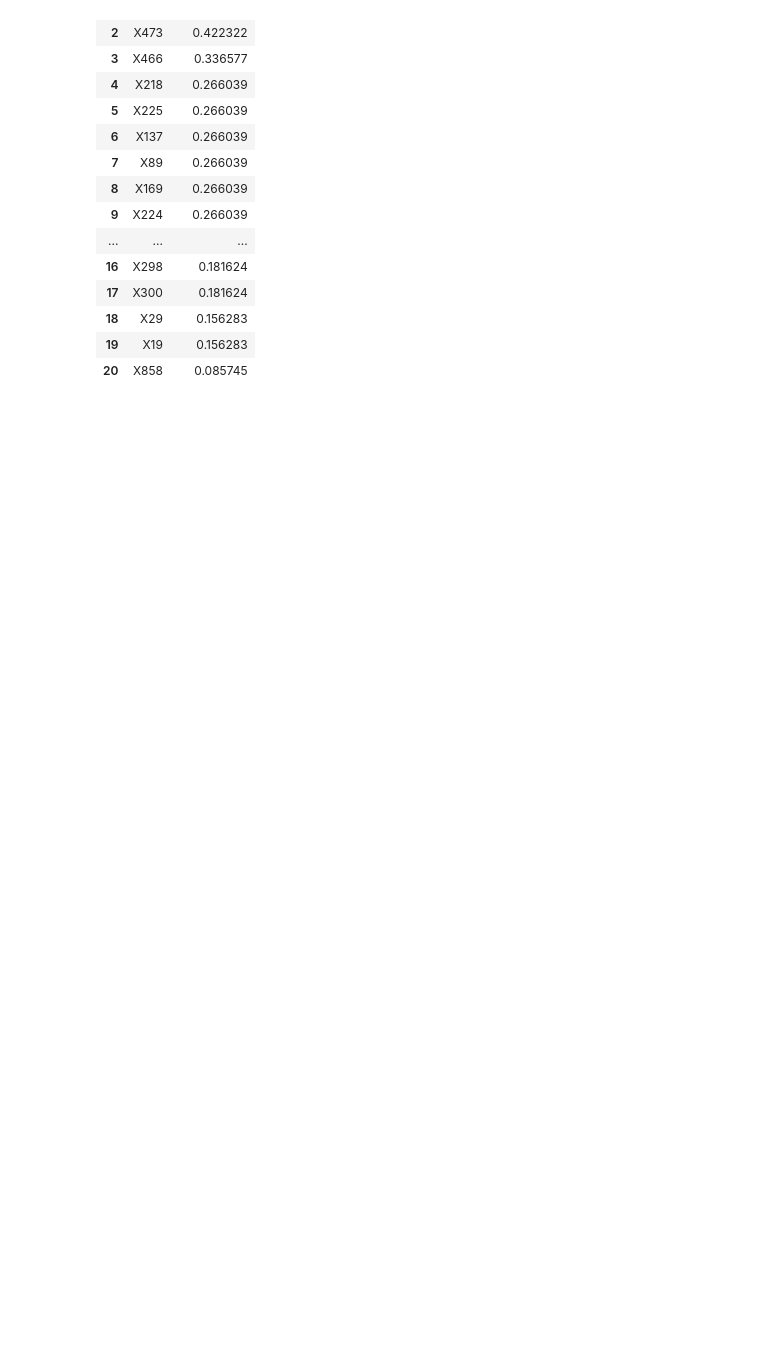
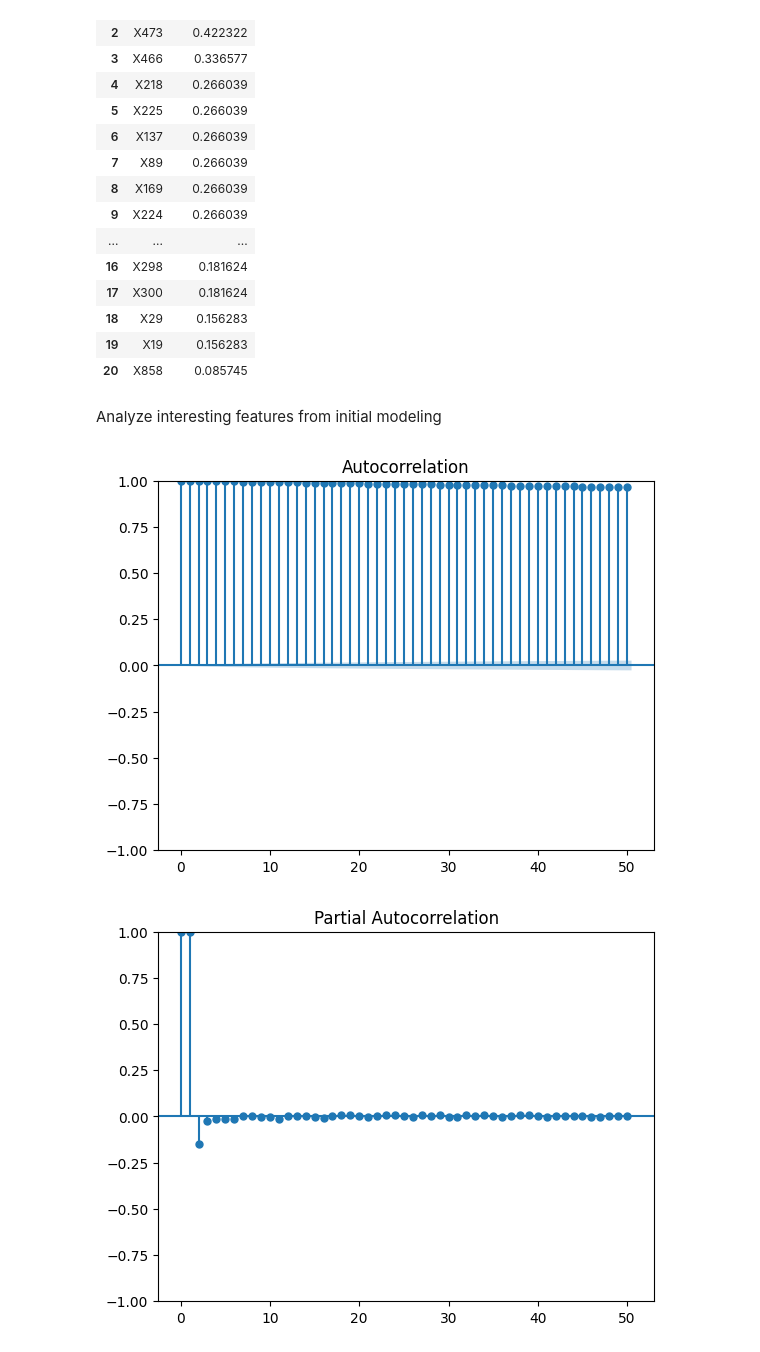
Before and after one commit to justpqa/drw-crypto-market-prediction, a Jupyter notebook: eda.ipynb, the cells around one changed output. Cells and saved outputs as stored; diff of their text form; code cells hidden in the pictures; blank space fills up the shorter version.

```diff
--- a/eda.ipynb
+++ b/eda.ipynb
@@ -344,3 +355,12 @@ top_contribution.loc[:20,]
 | 18 | X29 | 0.156283 |
 | 19 | X19 | 0.156283 |
 | 20 | X858 | 0.085745 |
+# %% [markdown]
+Analyze interesting features from initial modeling
+# %%
+plot_acf(train_df.select("X198").collect().to_numpy(), lags=50)
+plot_pacf(train_df.select("X198").collect().to_numpy(), lags=50)
+plt.show()
+# %% [output]
+[figure, added]
+[figure, added]
```
Also changed, not shown: parts of 10 cells of this notebook, 3 other files.
